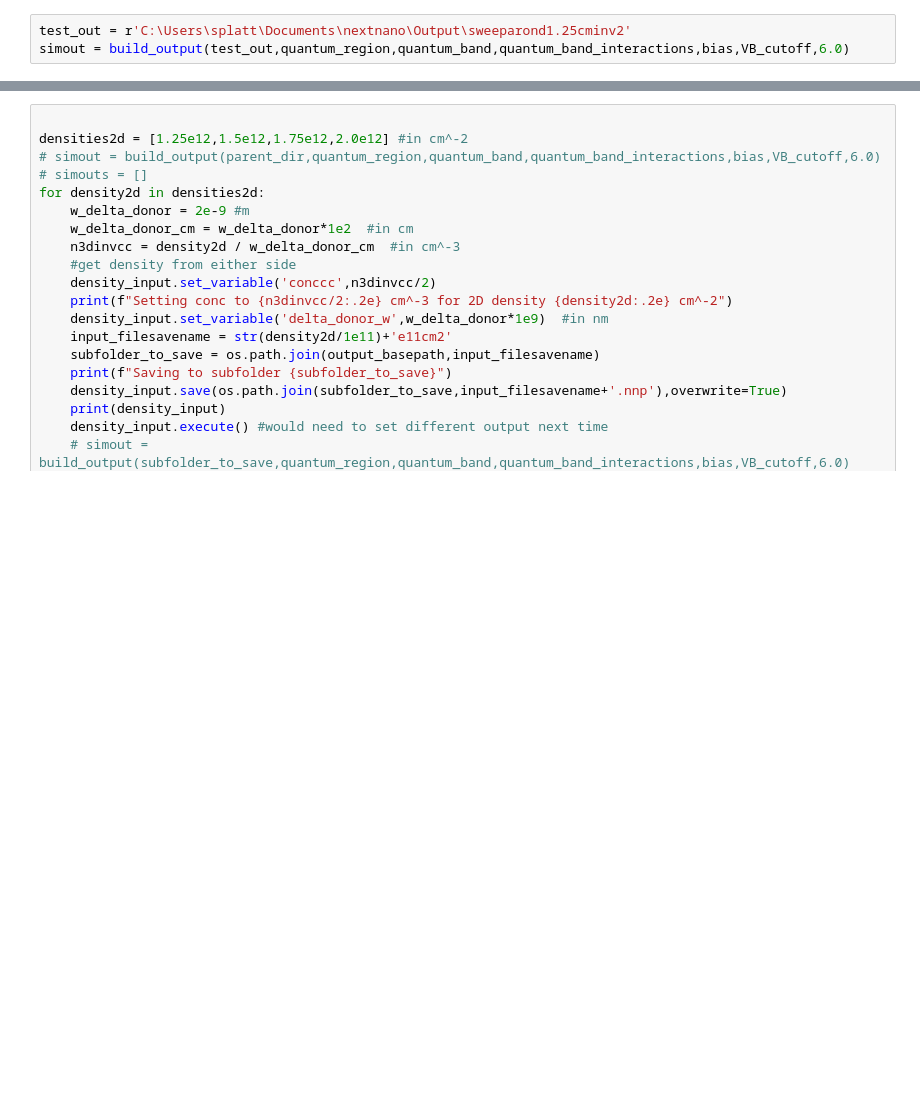
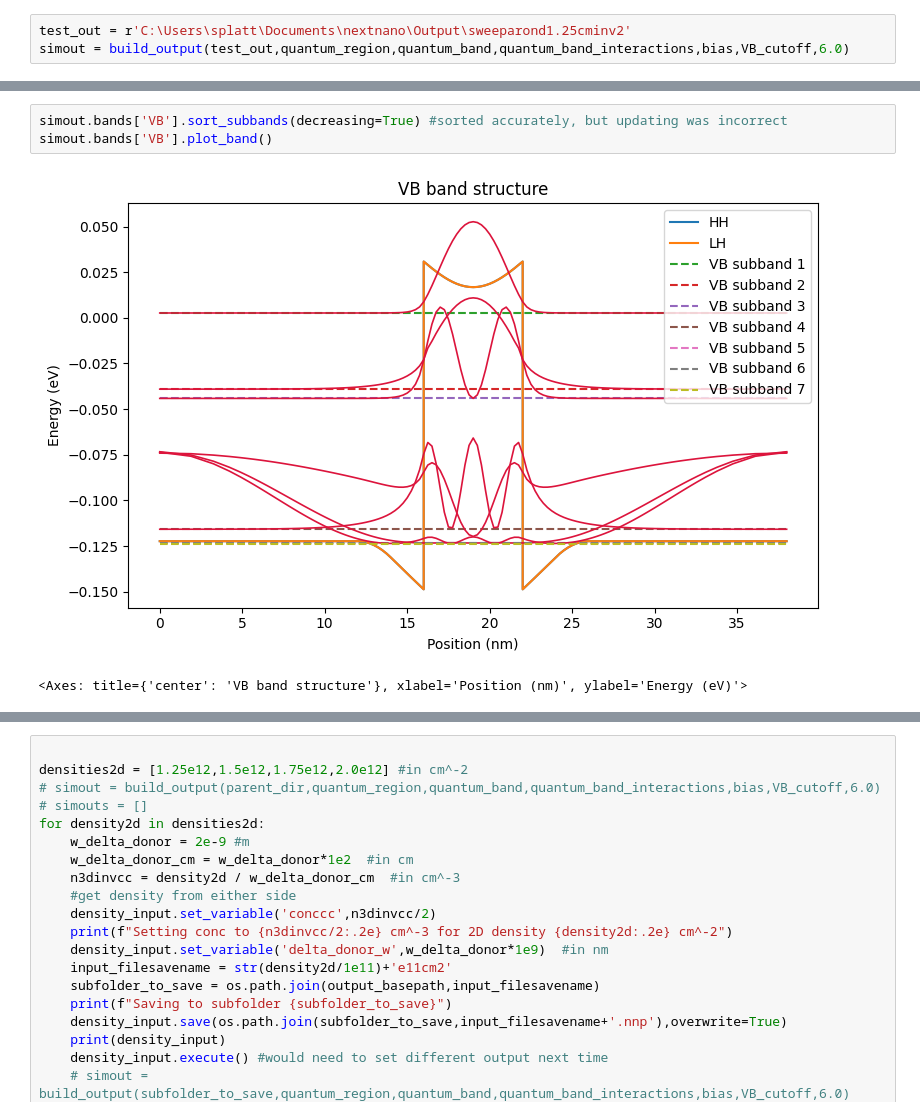
Before and after one commit to sherpsss/nextnanopy_projects, a Jupyter notebook: InGaAsInAlAssinglewell/InGaAsInAlAs_doping_check.ipynb, the cells around one changed output, grey strips where cells are left out. Drawn from its saved outputs; the diff is of its cells as text; blank space fills up the shorter version.

```diff
--- a/InGaAsInAlAssinglewell/InGaAsInAlAs_doping_check.ipynb
+++ b/InGaAsInAlAssinglewell/InGaAsInAlAs_doping_check.ipynb
@@ -75,0 +72,6 @@ array([-0.12411459, -0.12359449, -0.12335784, -0.11583673, -0.04413983,
+# %%
+simout.bands['VB'].sort_subbands(decreasing=True) #sorted accurately, but updating was incorrect
+simout.bands['VB'].plot_band()
+# %% [output]
+[figure, added]
+<Axes: title={'center': 'VB band structure'}, xlabel='Position (nm)', ylabel='Energy (eV)'>
```
Also changed, not shown: parts of 5 cells of this notebook, 9 other files.
